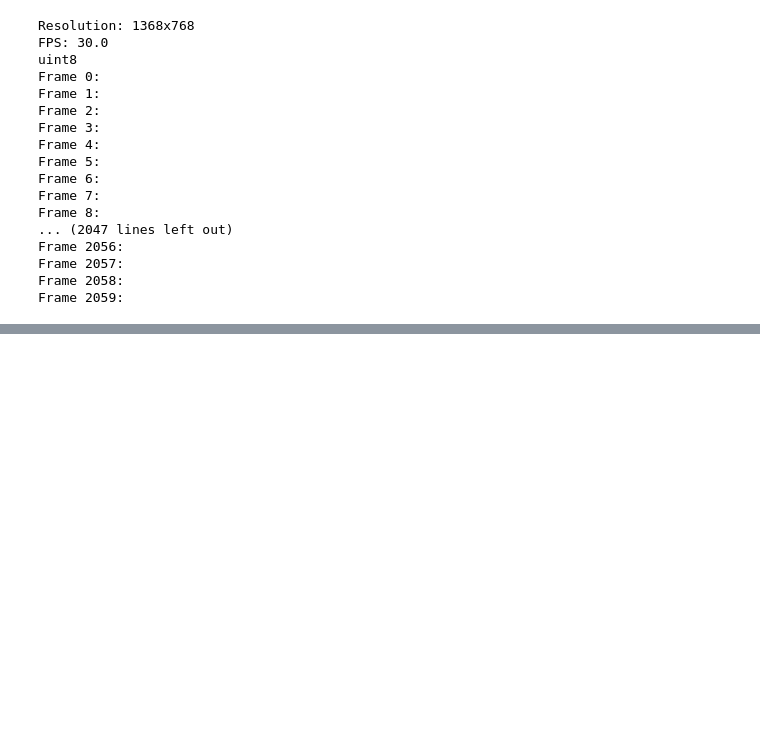
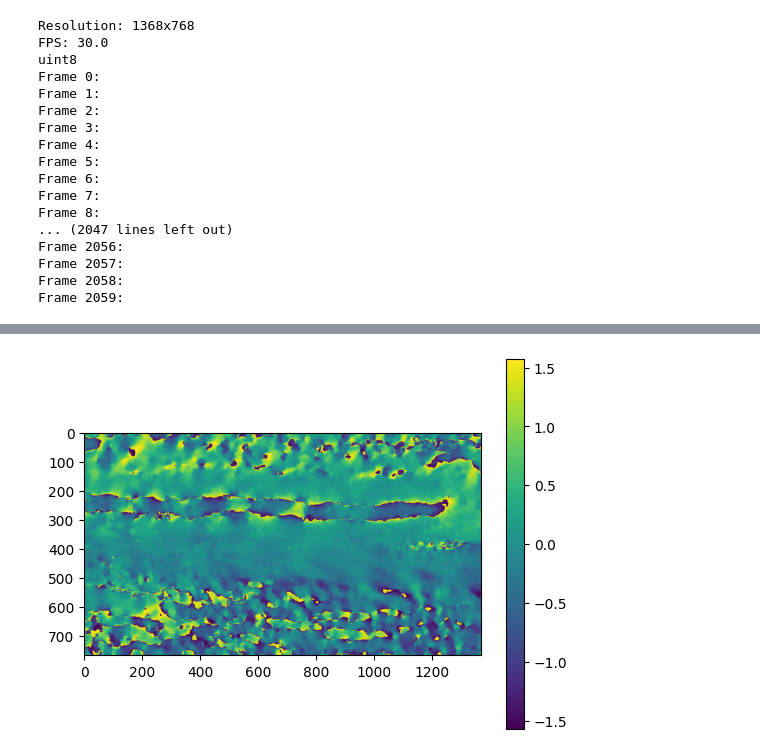
Before and after one commit to Montylim/hamtaro.jukebox.io, a Jupyter notebook: main.ipynb, the cells around one changed output, grey strips where cells are left out. Cells and saved outputs as stored; diff of their text form; code cells hidden in the pictures; blank space fills up the shorter version.

```diff
--- a/main.ipynb
+++ b/main.ipynb
@@ -255,0 +258,11 @@ Matplotlib is building the font cache; this may take a moment.
+# %%
+# direction of the current
+def get_angle(u, v):
+    return np.arctan(v/u)
+
+fig,ax = plt.subplots()
+plt.imshow(get_angle(u, v))
+plt.colorbar()
+plt.show()
+# %% [output]
+[figure, added]
```
Also changed, not shown: parts of 9 cells of this notebook, 1 other file.
